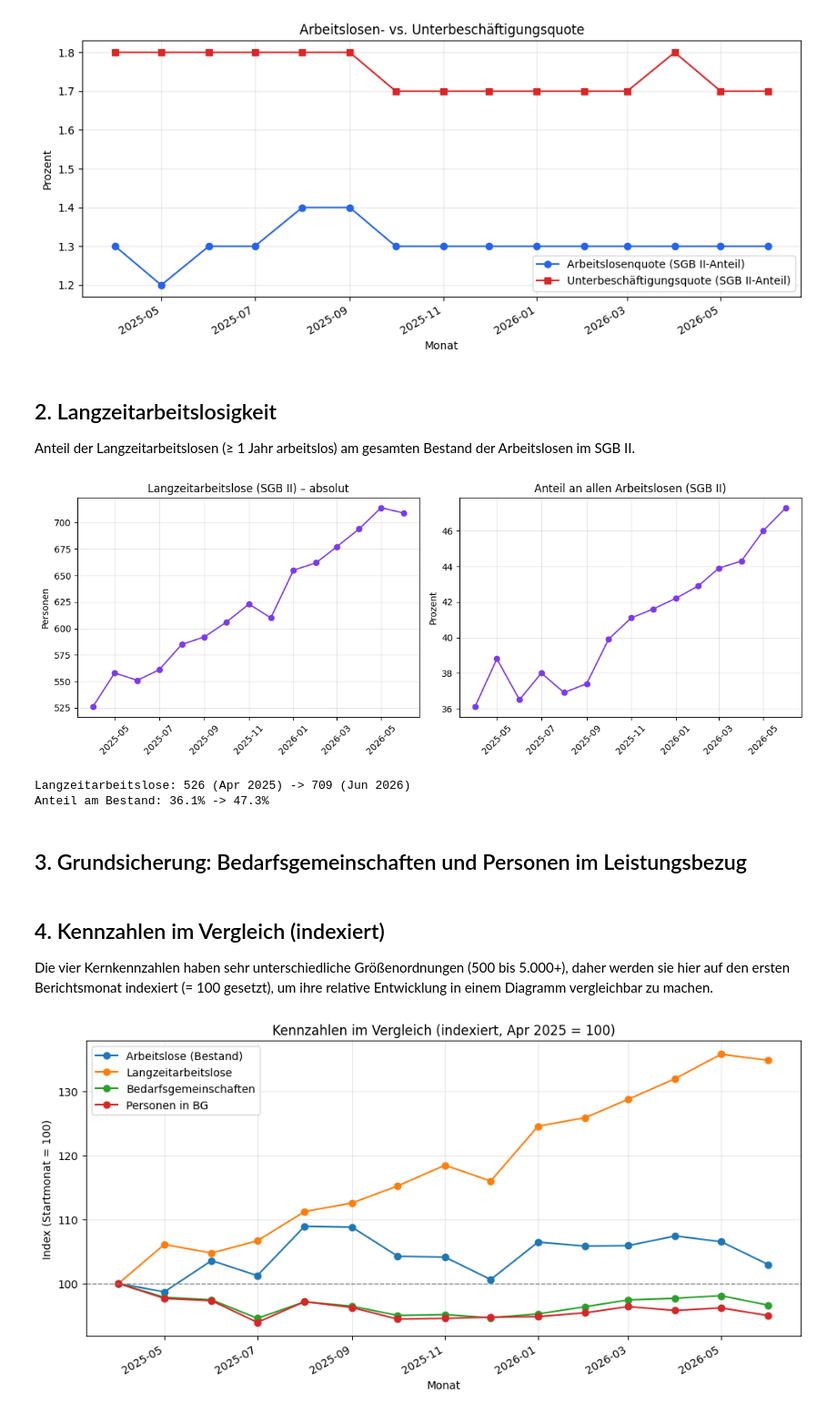
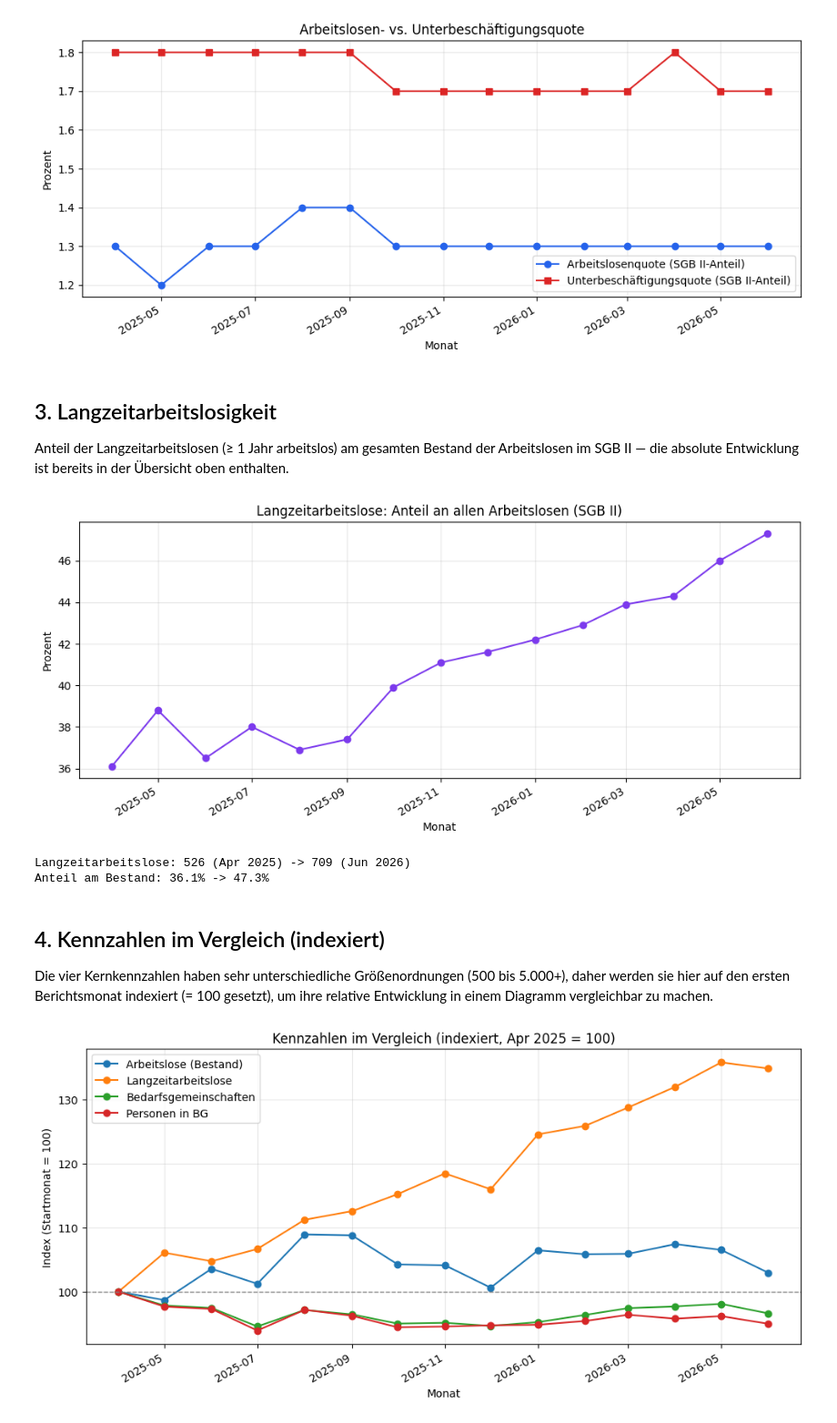
Before and after one commit to eufunk/arbeitsmarkt-regensburg, a Jupyter notebook: Notebooks/02_Analyse.ipynb, the cells around one changed output. Shown at 91% size. Saved outputs shown, nothing was run; the diff lists cells and outputs as text; code cells hidden in the pictures.

```diff
--- a/Notebooks/02_Analyse.ipynb
+++ b/Notebooks/02_Analyse.ipynb
@@ -84,38 +118,34 @@ plt.show()
 # %% [output]
 [figure]
 # %% [markdown]
-## 2. Langzeitarbeitslosigkeit
+## 3. Langzeitarbeitslosigkeit
 
-Anteil der Langzeitarbeitslosen (≥ 1 Jahr arbeitslos) am gesamten Bestand der Arbeitslosen im SGB II.
+Anteil der Langzeitarbeitslosen (≥ 1 Jahr arbeitslos) am gesamten Bestand der Arbeitslosen im
+SGB II — die absolute Entwicklung ist bereits in der Übersicht oben enthalten.
 # %%
 lza_anteil = (lza / bestand * 100).round(1)
 
-fig, (ax1, ax2) = plt.subplots(1, 2, figsize=(12, 4.5))
-ax1.plot(lza.index, lza.values, marker="o", color="#7c3aed")
-ax1.set_title("Langzeitarbeitslose (SGB II) – absolut")
-ax1.set_ylabel("Personen")
-ax1.tick_params(axis="x", rotation=45)
-
-ax2.plot(lza_anteil.index, lza_anteil.values, marker="o", color="#7c3aed")
-ax2.set_title("Anteil an allen Arbeitslosen (SGB II)")
-ax2.set_ylabel("Prozent")
-ax2.tick_params(axis="x", rotation=45)
-
+fig, ax = plt.subplots()
+ax.plot(lza_anteil.index, lza_anteil.values, marker="o", color="#7c3aed")
+ax.set_title("Langzeitarbeitslose: Anteil an allen Arbeitslosen (SGB II)")
+ax.set_ylabel("Prozent")
+ax.set_xlabel("Monat")
+fig.autofmt_xdate()
 plt.tight_layout()
 plt.show()
 
 print(f"Langzeitarbeitslose: {lza.iloc[0]:.0f} ({lza.index[0]:%b %Y}) -> {lza.iloc[-1]:.0f} ({lza.index[-1]:%b %Y})")
 print(f"Anteil am Bestand: {lza_anteil.iloc[0]:.1f}% -> {lza_anteil.iloc[-1]:.1f}%")
 # %% [output]
-[figure, old version]
+[figure, new version]
 Langzeitarbeitslose: 526 (Apr 2025) -> 709 (Jun 2026)
 Anteil am Bestand: 36.1% -> 47.3%
-# %% [markdown]
-## 3. Grundsicherung: Bedarfsgemeinschaften und Personen im Leistungsbezug
 # %% [markdown]
 ## 4. Kennzahlen im Vergleich (indexiert)
 
-Die vier Kernkennzahlen haben sehr unterschiedliche Größenordnungen (500 bis 5.000+), daher werden sie hier auf den ersten Berichtsmonat indexiert (= 100 gesetzt), um ihre relative Entwicklung in einem Diagramm vergleichbar zu machen.
+Die vier Kernkennzahlen haben sehr unterschiedliche Größenordnungen (500 bis 5.000+), daher
+werden sie hier auf den ersten Berichtsmonat indexiert (= 100 gesetzt), um ihre relative
+Entwicklung in einem Diagramm vergleichbar zu machen.
 # %%
 vergleich_spalten = ["Arbeitslose (Bestand)", "Langzeitarbeitslose", "Bedarfsgemeinschaften", "Personen in BG"]
 indexiert = kennzahlen[vergleich_spalten] / kennzahlen[vergleich_spalten].iloc[0] * 100
```
Also changed, not shown: parts of 6 cells of this notebook, 4 other files.
